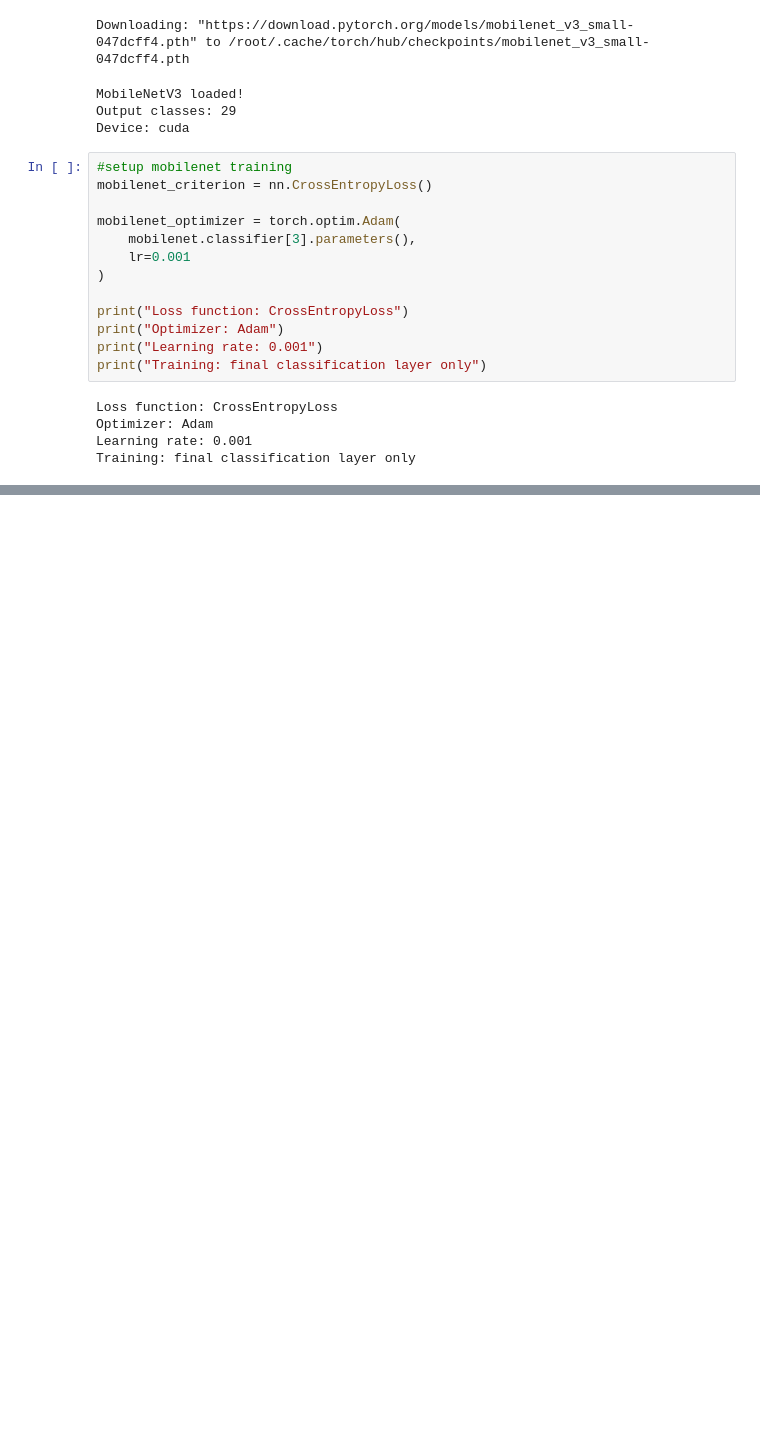
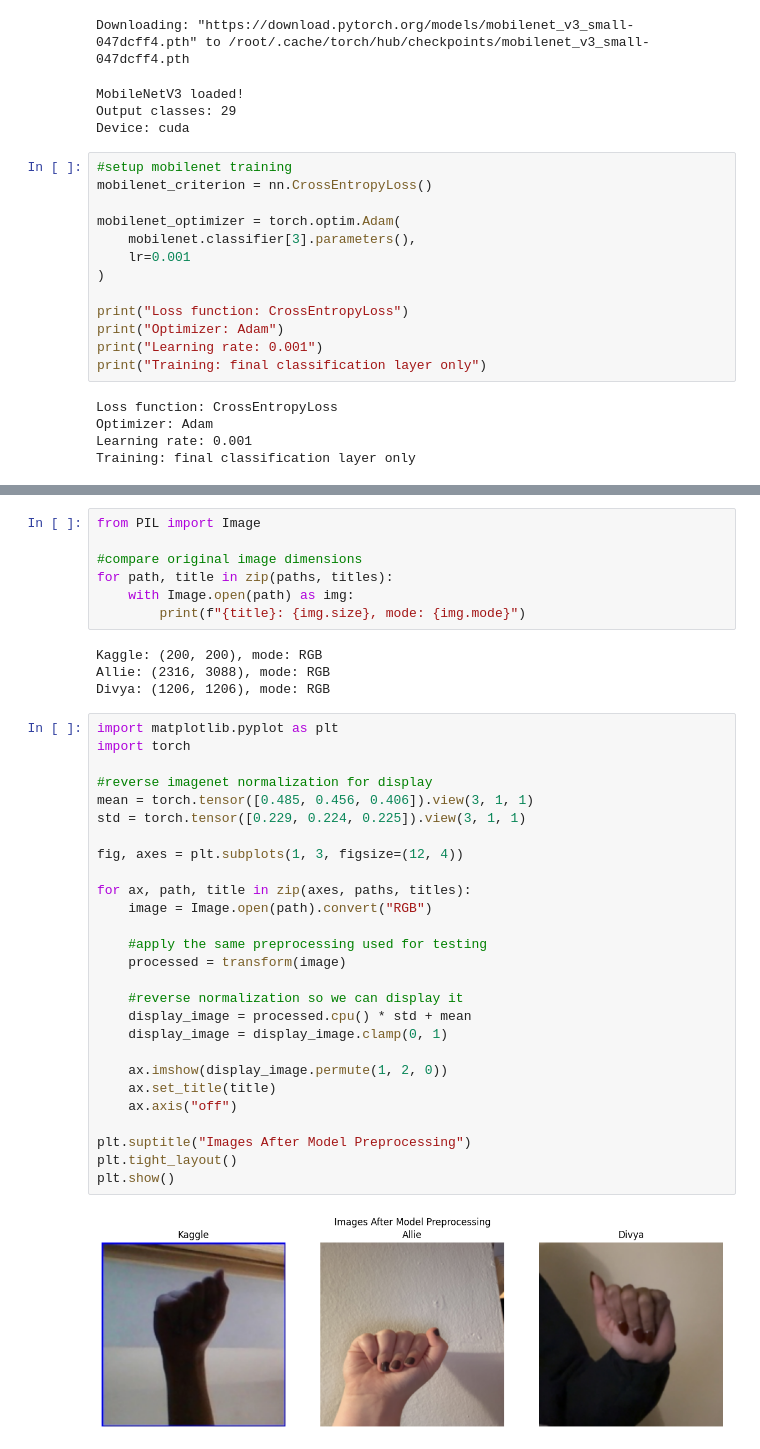
Before and after one commit to ananyaa-sutaria/ML-term-project, a Jupyter notebook: 04_transfer.ipynb, the cells around one changed output, grey strips where cells are left out. Cells and saved outputs as stored; diff of their text form; blank space fills up the shorter version.

```diff
--- a/04_transfer.ipynb
+++ b/04_transfer.ipynb
@@ -679,0 +1195,40 @@ Validation accuracy: 0.7020
+# %%
+from PIL import Image
+
+#compare original image dimensions
+for path, title in zip(paths, titles):
+    with Image.open(path) as img:
+        print(f"{title}: {img.size}, mode: {img.mode}")
+# %% [output]
+Kaggle: (200, 200), mode: RGB
+Allie: (2316, 3088), mode: RGB
+Divya: (1206, 1206), mode: RGB
+# %%
+import matplotlib.pyplot as plt
+import torch
+
+#reverse imagenet normalization for display
+mean = torch.tensor([0.485, 0.456, 0.406]).view(3, 1, 1)
+std = torch.tensor([0.229, 0.224, 0.225]).view(3, 1, 1)
+
+fig, axes = plt.subplots(1, 3, figsize=(12, 4))
+
+for ax, path, title in zip(axes, paths, titles):
+    image = Image.open(path).convert("RGB")
+
+    #apply the same preprocessing used for testing
+    processed = transform(image)
+
+    #reverse normalization so we can display it
+    display_image = processed.cpu() * std + mean
+    display_image = display_image.clamp(0, 1)
+
+    ax.imshow(display_image.permute(1, 2, 0))
+    ax.set_title(title)
+    ax.axis("off")
+
+plt.suptitle("Images After Model Preprocessing")
+plt.tight_layout()
+plt.show()
+# %% [output]
+[figure, added]
```
Also changed, not shown: parts of 25 cells of this notebook.
